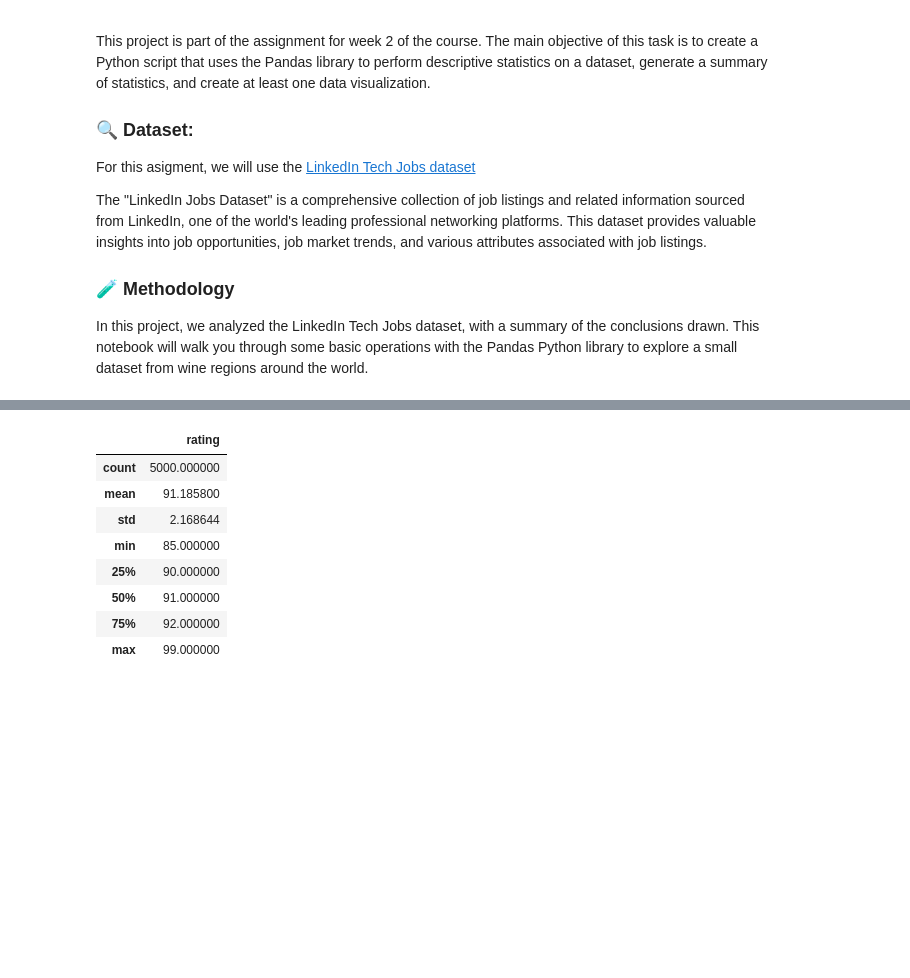
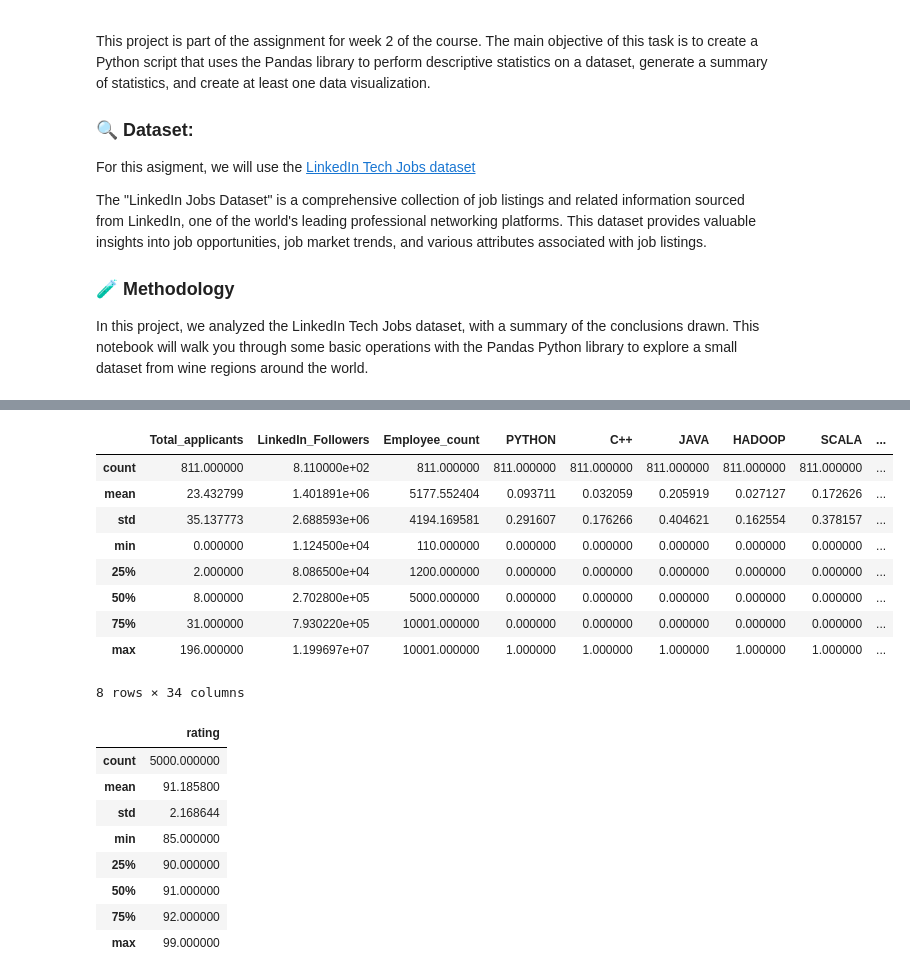
Before and after one commit to nogibjj/IDS706_DataEngineering_BarbaraFlores, a Jupyter notebook: LinkedInTechJobs.ipynb, the cells around one changed output, grey strips where cells are left out. Drawn from its saved outputs; the diff is of its cells as text; code cells hidden in the pictures; blank space fills up the shorter version.

```diff
--- a/LinkedInTechJobs.ipynb
+++ b/LinkedInTechJobs.ipynb
@@ -49,3 +58,16 @@ Use `info()` and `describe()` methods for different aspects of the dataset
+# %%
+df.describe()
+# %% [output]
+|  | Total_applicants | LinkedIn_Followers | Employee_count | PYTHON | C++ | JAVA | HADOOP | SCALA | ... |
+| count | 811.000000 | 8.110000e+02 | 811.000000 | 811.000000 | 811.000000 | 811.000000 | 811.000000 | 811.000000 | ... |
+| mean | 23.432799 | 1.401891e+06 | 5177.552404 | 0.093711 | 0.032059 | 0.205919 | 0.027127 | 0.172626 | ... |
+| std | 35.137773 | 2.688593e+06 | 4194.169581 | 0.291607 | 0.176266 | 0.404621 | 0.162554 | 0.378157 | ... |
+| min | 0.000000 | 1.124500e+04 | 110.000000 | 0.000000 | 0.000000 | 0.000000 | 0.000000 | 0.000000 | ... |
+| 25% | 2.000000 | 8.086500e+04 | 1200.000000 | 0.000000 | 0.000000 | 0.000000 | 0.000000 | 0.000000 | ... |
+| 50% | 8.000000 | 2.702800e+05 | 5000.000000 | 0.000000 | 0.000000 | 0.000000 | 0.000000 | 0.000000 | ... |
+| 75% | 31.000000 | 7.930220e+05 | 10001.000000 | 0.000000 | 0.000000 | 0.000000 | 0.000000 | 0.000000 | ... |
+| max | 196.000000 | 1.199697e+07 | 10001.000000 | 1.000000 | 1.000000 | 1.000000 | 1.000000 | 1.000000 | ... |
+8 rows × 34 columns
 # %%
 df.describe()
 # %% [output]
```
Also changed, not shown: parts of 4 cells of this notebook.
